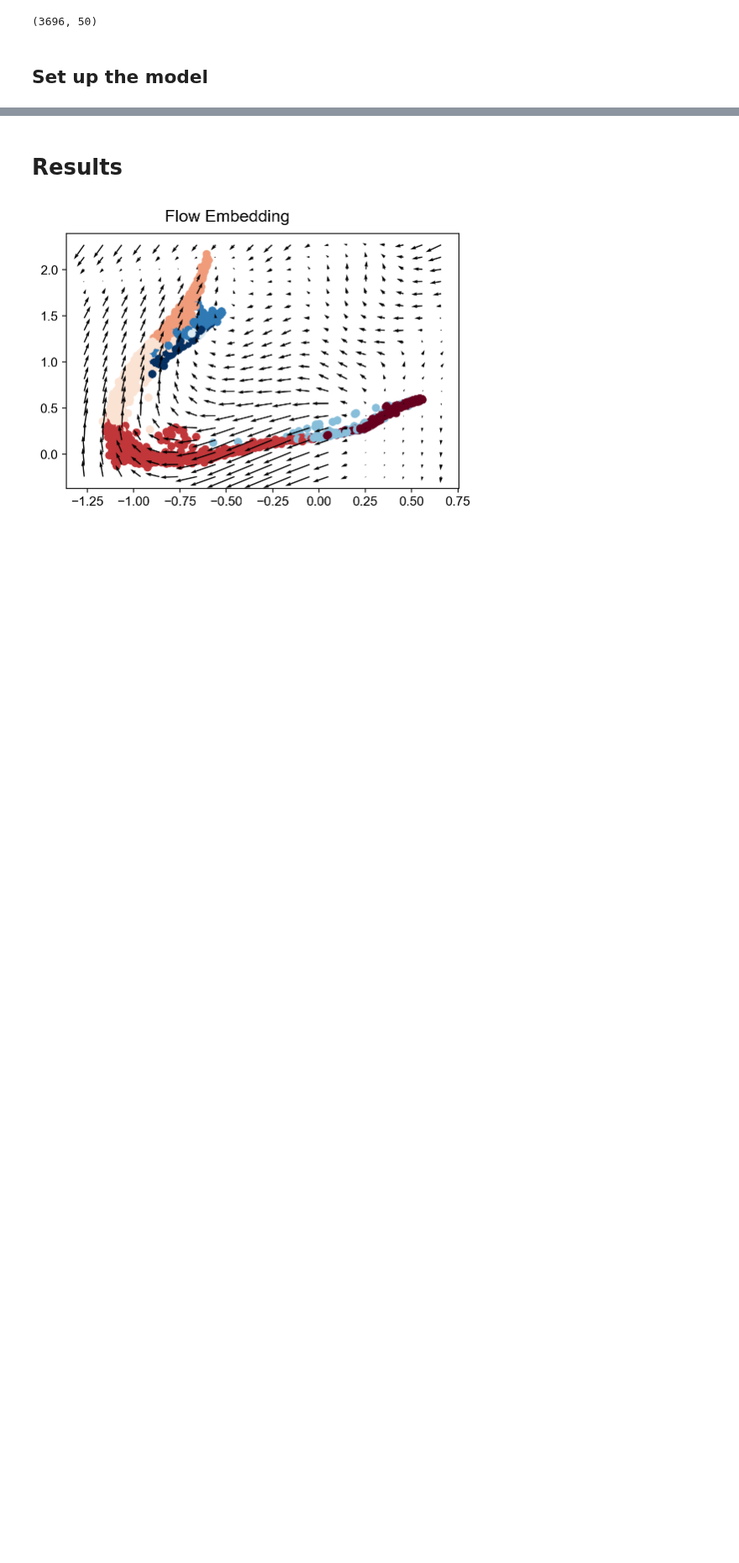
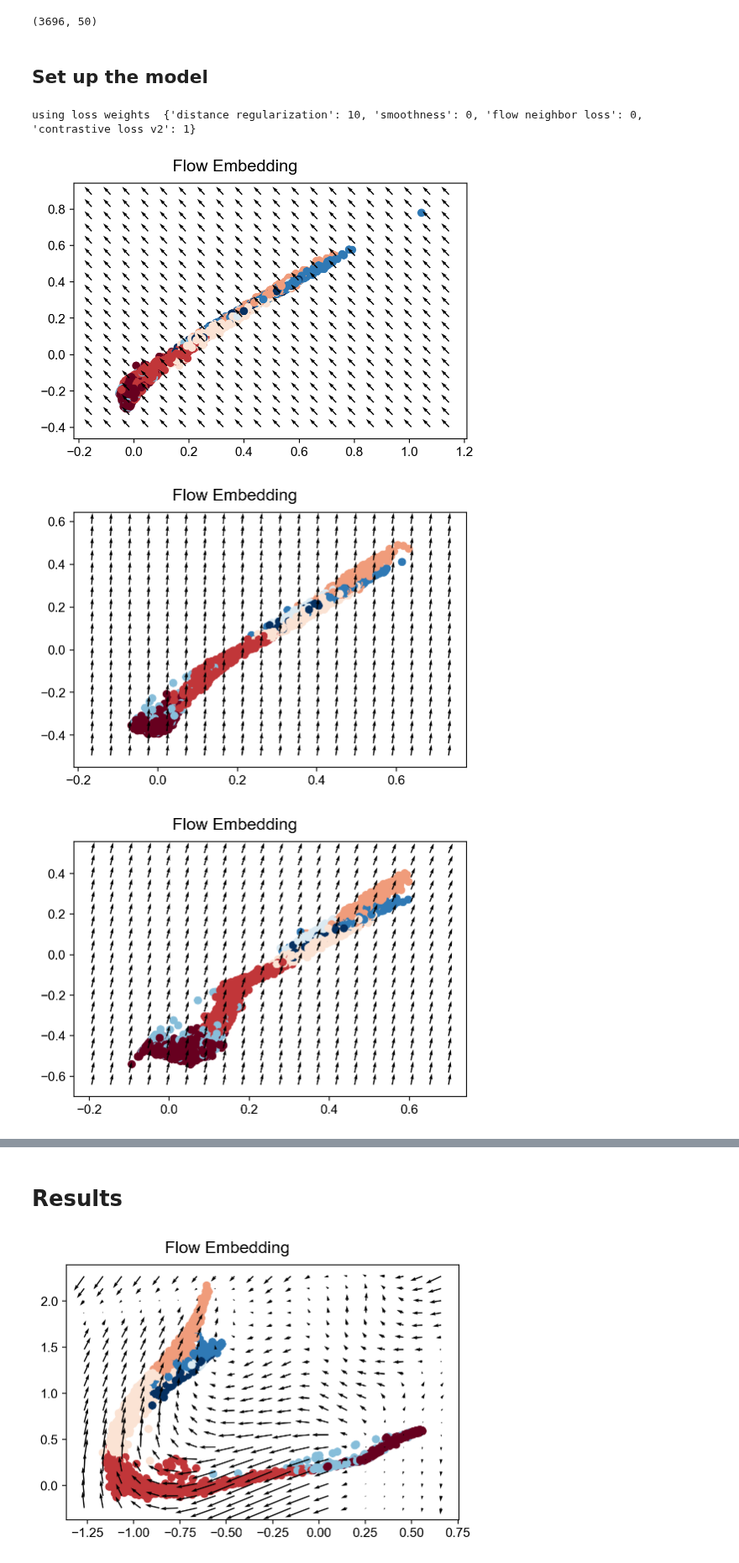
Before and after one commit to professorwug/FRED, a Jupyter notebook: nbs/05 Benchmarks/05c Single Cell Dataset Benchmarker.ipynb, the cells around one changed output, grey strips where cells are left out. Shown at 84% size. Saved outputs shown, nothing was run; the diff lists cells and outputs as text; code cells hidden in the pictures; blank space fills up the shorter version.

```diff
--- a/nbs/05 Benchmarks/05c Single Cell Dataset Benchmarker.ipynb
+++ b/nbs/05 Benchmarks/05c Single Cell Dataset Benchmarker.ipynb
@@ -6,10 +6,8 @@ import seaborn as sns
 import torch
 import scvelo as scv
 import FRED
-if torch.__version__[:4] == '1.14': # If using pytorch with MPS, use Apple silicon GPU acceleration
-    device = torch.device("cuda" if torch.cuda.is_available() else 'mps' if torch.has_mps else "cpu")
-else:
-    device = torch.device("cuda" if torch.cuda.is_available() else "cpu")
+device = torch.device("cuda" if torch.cuda.is_available() else 'mps' if torch.has_mps else "cpu")
+device = torch.device("cpu")
 print("Using device", device)
 # sns.set_theme()
 scv.set_figure_params('scvelo')  # for beautified visualization
@@ -30,8 +30,9 @@ dataset_name = "pancreas"
 sigma = 'automatic'
 flow_strength = 10
 smoothness_weight = 0
-flow_neighbor_loss_weight = 10
-contrastive_flow_loss_weight = 20
+flow_neighbor_loss_weight = 0
+contrastive_flow_loss_weight = 0
+contrastive_loss_weight = 1
 diffdist_weight = 10
 num_neighbors = 10
 diffusion_map_dimension = 10
@@ -101,17 +105,31 @@ MFE = ManifoldFlowEmbedder(
             smoothness_grid=True,
         )
 loss_weights = {
-            "reconstruction": 0,
             "distance regularization": diffdist_weight,
-            "kld": 0,
-            "smoothness": smoothness_weight,
-            "flow neighbor loss": flow_neighbor_loss_weight,
-            "contrastive flow loss": contrastive_flow_loss_weight,
+            "smoothness": 0,
+            "flow neighbor loss": 0,
+            "contrastive loss v2": contrastive_loss_weight,
         }
+print("using loss weights ",loss_weights)
 visualization_functions = [
+    visualize_points,
     save_embedding_visualization # just save these, for use in gif making. No visualizations otherwise, to keep it tidy.
 ]
-FREDtrainer = Trainer(FE = MFE, loss_weights=loss_weights, visualization_functions = visualization_functions, device=device, title = title)
+FREDtrainer = Trainer(
+    FE = MFE,
+    loss_weights=loss_weights,
+    visualization_functions = visualization_functions,
+    device=device,
+    title = title,
+    data_type="Contrastive Flow",
+    learning_rate=1e-3
+    )
+# %% [output]
+using loss weights  {'distance regularization': 10, 'smoothness': 0, 'flow neighbor loss': 0, 'contrastive loss v2': 1}
 # %%
 #papermill_description=FittingFRED
-FREDtrainer.fit(dataloader, n_epochs=20)
+FREDtrainer.fit(dataloader, n_epochs=200)
+# %% [output]
+[figure, added]
+[figure, added]
+[figure, added]
```
Also changed, not shown: parts of 6 cells of this notebook, 11 other files.
